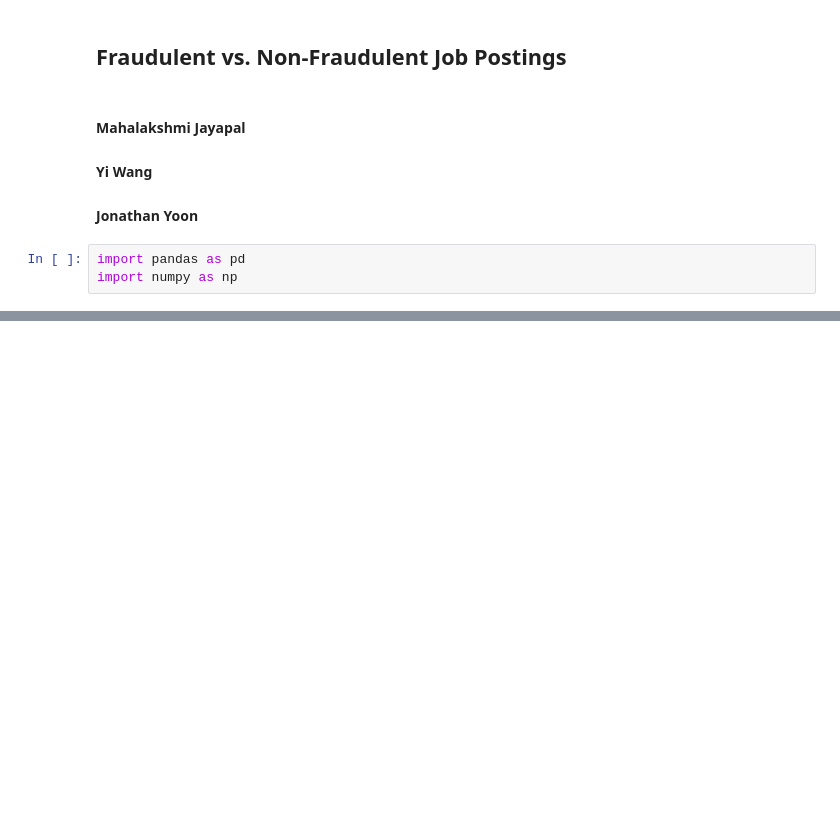
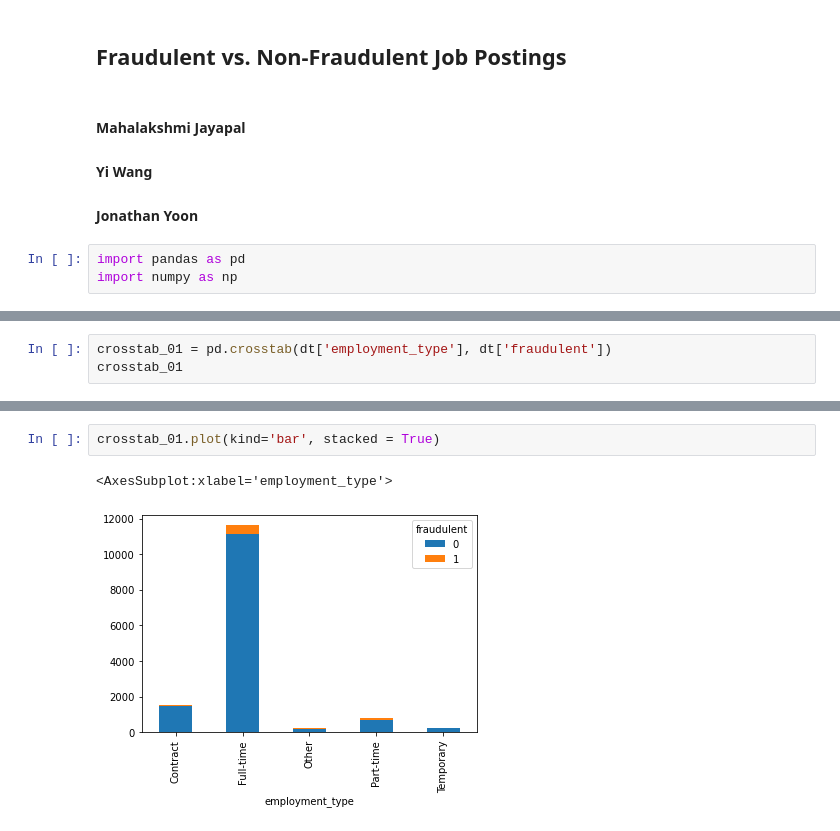
Before and after one commit to hjyoon16/Fake_Job_Post_Classification, a Jupyter notebook: Team_4_Project.ipynb, the cells around one changed output, grey strips where cells are left out. Saved outputs shown, nothing was run; the diff lists cells and outputs as text; blank space fills up the shorter version.

```diff
--- a/Team_4_Project.ipynb
+++ b/Team_4_Project.ipynb
@@ -21,0 +73,3 @@ dt.head()
+# %%
+crosstab_01 = pd.crosstab(dt['employment_type'], dt['fraudulent'])
+crosstab_01
@@ -21,0 +84,5 @@ dt.head()
+# %%
+crosstab_01.plot(kind='bar', stacked = True)
+# %% [output]
+<AxesSubplot:xlabel='employment_type'>
+[figure, added]
```
Also changed, not shown: parts of 7 cells of this notebook.
